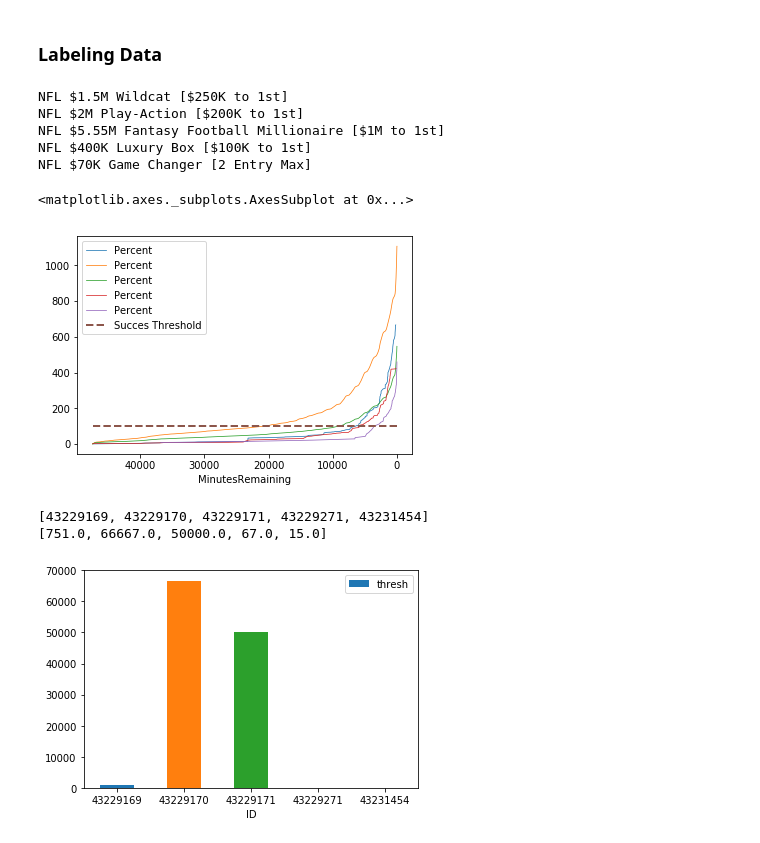
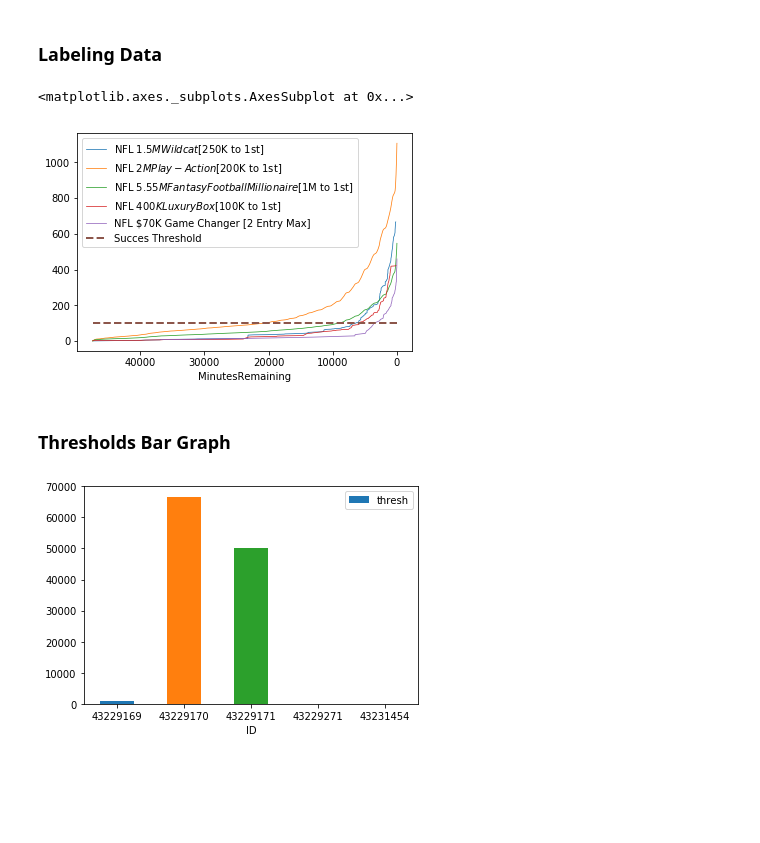
Before and after one commit to WPI-Draftkings-MQP/dkNotebook, a Jupyter notebook: Tournament Timeline Display.ipynb, the cells around one changed output. Drawn from its saved outputs; the diff is of its cells as text; code cells hidden in the pictures; blank space fills up the shorter version.

Commit message:
Combining Time Series location and Contests indo data

```diff
--- a/Tournament Timeline Display.ipynb
+++ b/Tournament Timeline Display.ipynb
@@ -98,33 +99,30 @@ thresholdLine.plot(ax=ax, x='MinutesRemaining', y='Percent')
 # %%
 fig, ax = plt.subplots()
 ax.invert_xaxis()
 
 for id in targetIDs:
     contestTimeDF = timeDF.loc[timeDF['ContestId']==id]
     threshold = contestThreshold(id)
 
     #Cumulitive sum of entries
     contestTimeDF = contestTimeDF.assign(TotalEntries = contestTimeDF['Entries'][::-1].cumsum()[::-1])
     #Percent of goal
     contestTimeDF = contestTimeDF.assign(Percent = lambda x: 100*(contestTimeDF.TotalEntries)/threshold)
 
-    contestTimeDF.groupby('ContestId').plot(ax = ax, x='MinutesRemaining', y='Percent', kind='line', Label=getLabel(id), lw=.75)
+    contestTimeDF.groupby('ContestId').plot(ax = ax, x='MinutesRemaining', y='Percent', kind='line', label=getLabel(id), lw=.75)
 
 start, end = totalTime()
 d = {'Percent': [100, 100], 'MinutesRemaining': [start, end]}
 thresholdLine = pd.DataFrame(data=d)
 
 thresholdLine.plot(ax=ax, x='MinutesRemaining', y='Percent', label='Succes Threshold', lw=2, linestyle="dashed")
 
 # ax.legend(["AAA", "BBB"]);
 # %% [output]
-NFL $1.5M Wildcat [$250K to 1st]
-NFL $2M Play-Action [$200K to 1st]
-NFL $5.55M Fantasy Football Millionaire [$1M to 1st]
-NFL $400K Luxury Box [$100K to 1st]
-NFL $70K Game Changer [2 Entry Max]
+<matplotlib.axes._subplots.AxesSubplot at 0x...>
-<matplotlib.axes._subplots.AxesSubplot at 0x...>
-[figure, old version]
+[figure, new version]
+# %% [markdown]
+### Thresholds Bar Graph
 # %%
 gameIDs = []
 thresholds = []
@@ -139,6 +137,4 @@ for id in targetIDs:
 df = pd.DataFrame({'ID': gameIDs,'thresh': thresholds})
 ax = df.plot.bar(x='ID', y='thresh', rot=0)
 # %% [output]
-[43229169, 43229170, 43229171, 43229271, 43231454]
-[751.0, 66667.0, 50000.0, 67.0, 15.0]
 [figure]
```
Also changed, not shown: parts of 3 cells of this notebook, 1 other file.
